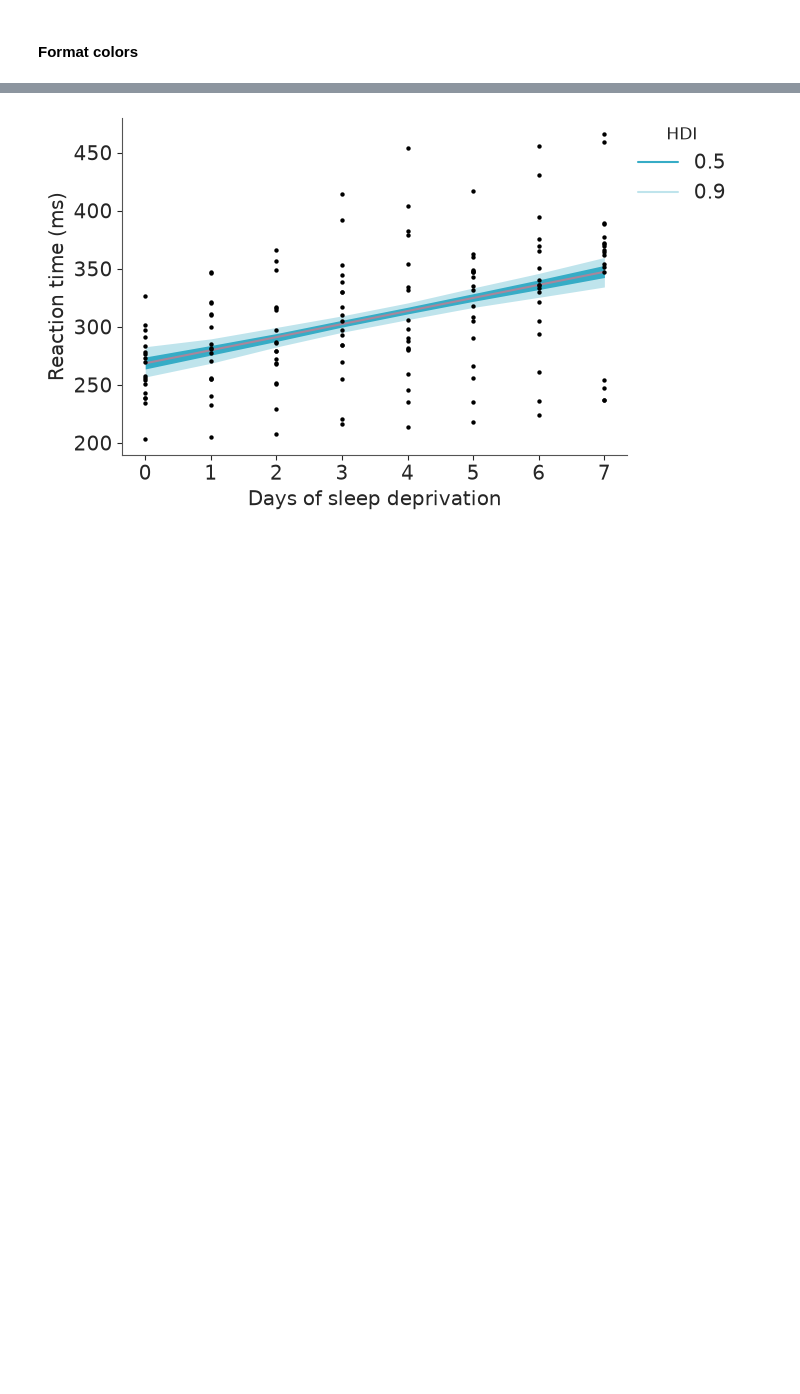
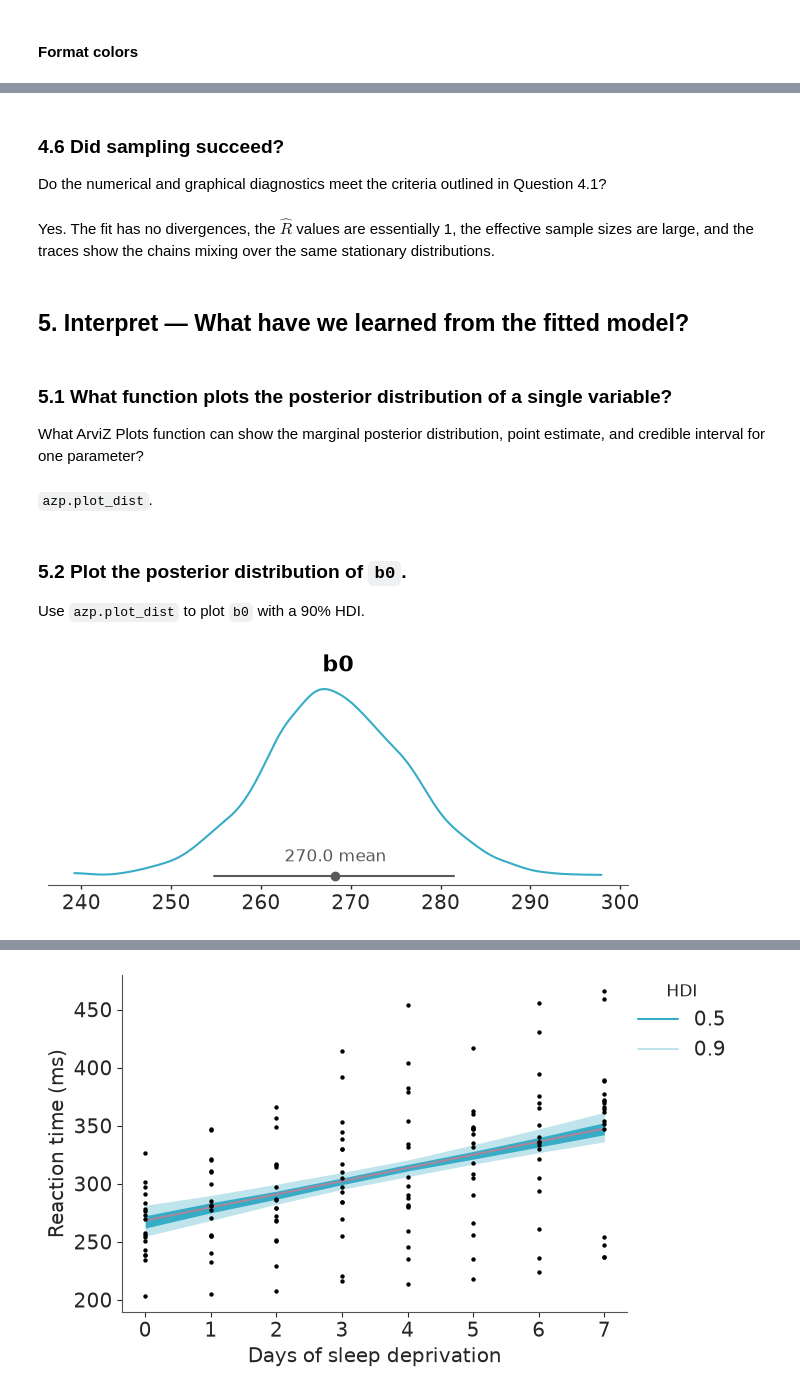
Before and after one commit to opherdonchin/BayesShortCourse, a Jupyter notebook: sleep/solved/01_linear_baseline.ipynb, the cells around one changed output, grey strips where cells are left out. Cells and saved outputs as stored; diff of their text form; code cells hidden in the pictures; blank space fills up the shorter version.

```diff
--- a/sleep/solved/01_linear_baseline.ipynb
+++ b/sleep/solved/01_linear_baseline.ipynb
@@ -278,0 +433,27 @@ This plot shows posterior uncertainty in the population-average expected reactio
+# %% [markdown]
+### 4.6 Did sampling succeed?
+
+Do the numerical and graphical diagnostics meet the criteria outlined in Question 4.1?
+# %% [markdown]
+Yes. The fit has no divergences, the $\hat R$ values are essentially 1, the effective sample sizes are large, and the traces show the chains mixing over the same stationary distributions.
+# %% [markdown]
+## 5. Interpret — What have we learned from the fitted model?
+# %% [markdown]
+### 5.1 What function plots the posterior distribution of a single variable?
+
+What ArviZ Plots function can show the marginal posterior distribution, point estimate, and credible interval for one parameter?
+# %% [markdown]
+`azp.plot_dist`.
+# %% [markdown]
+### 5.2 Plot the posterior distribution of `b0`.
+
+Use `azp.plot_dist` to plot `b0` with a 90% HDI.
+# %%
+azp.plot_dist(
+    idata,
+    var_names=["b0"],
+    ci_prob=0.90,
+    ci_kind="hdi",
+);
+# %% [output]
+[figure, added]
```
Also changed, not shown: parts of 118 cells of this notebook, 3 other files.
